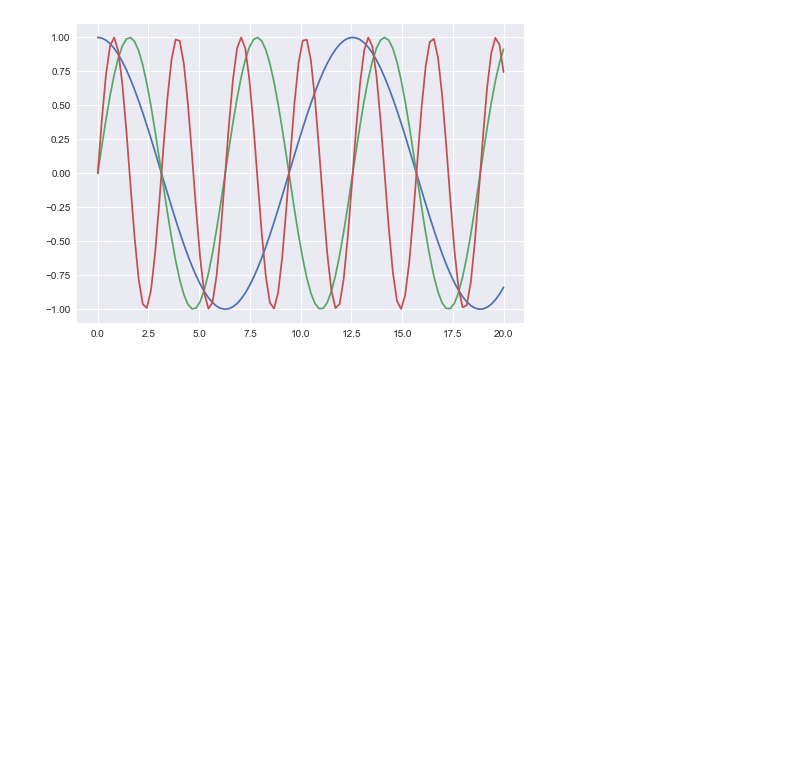
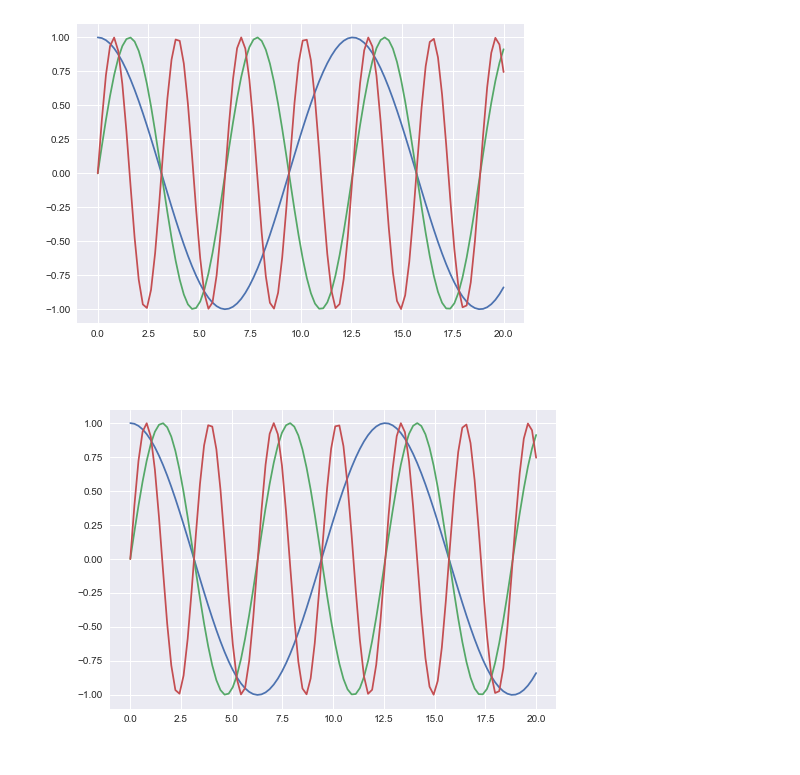
Before and after one commit to abdul-local/Datascience, a Jupyter notebook: Tugas hari 11/tugas hari 11.ipynb, the cells around one changed output. Saved outputs shown, nothing was run; the diff lists cells and outputs as text; code cells hidden in the pictures; blank space fills up the shorter version.

Commit message:
tugas hari 11 update

```diff
--- a/Tugas hari 11/tugas hari 11.ipynb
+++ b/Tugas hari 11/tugas hari 11.ipynb
@@ -40,20 +41,24 @@ plt.show()
 # %%
 # <h2>Soal 3: Memasukan multiple data ke dalam satu axis</h2>
 
 # - Plot ketiga data berikut ke dalam satu axis, dan gunakan seaborn style
 # - save data tersebut dengan nama file bebas (apa saja) dan tampilkan kembali gambar tersebut.
 
 x = np.linspace(0, 20, 100)
 y = np.cos(x/2)
 y2 = np.sin(x)
 y3 = np.sin(2*x)
 
 fig,ax=plt.subplots()
 plt.plot(x,y)
 plt.plot(x,y2)
 plt.plot(x,y3)
 plt.style.use('seaborn')
 plt.show()
 fig.savefig('tugas')
+
+from IPython.display import  Image
+Image('tugas.png')
 # %% [output]
 [figure]
+[figure, added]
```
Also changed, not shown: parts of 3 cells of this notebook.
